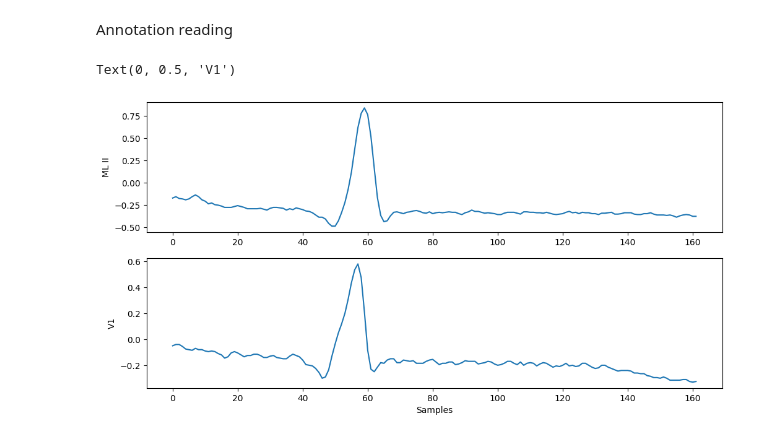
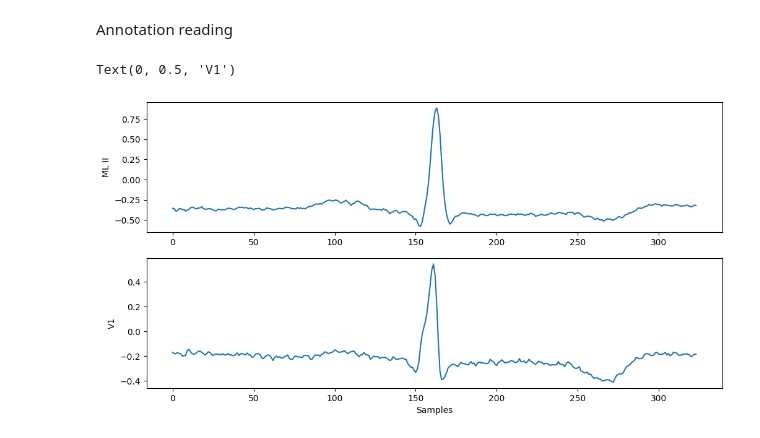
Before and after one commit to MarinBareza/ArrhythmiaDetection, a Jupyter notebook: ArrhythmiaDetection.ipynb, the cells around one changed output. Drawn from its saved outputs; the diff is of its cells as text; code cells hidden in the pictures.

```diff
--- a/ArrhythmiaDetection.ipynb
+++ b/ArrhythmiaDetection.ipynb
@@ -33,33 +34,33 @@ for _ in range(100, 220):
     # 9s (3240 samples) around each symbol
     slice_padding = int(0.9 * fs / 2)
     for t, s in timestamp_symbol_tuples:
         symbol_index = int(t * fs)
         slices.append((s, record.p_signal[(symbol_index - slice_padding if symbol_index > slice_padding else symbol_index - 0):(symbol_index + slice_padding)]))
 
     # print('Record {}: {}samples (={:.3f}s)'.format(_, record.p_signal.shape, len(record.p_signal) / fs))
     # print(' '.join('{:3.1f}:{}'.format(i, s) for i, s in timestamp_symbol_tuples))
     symbol_durations.extend([(timestamp_symbol_tuples[j][0] - timestamp_symbol_tuples[j - 1][0]) for j in range(1, len(timestamp_symbol_tuples))])
 
 # plt.hist(symbol_durations)
 #plt.title('Distribution of Symbol Durations')
 #plt.xlabel('Duration')
 #plt.ylabel('Frequency')
 # plt.show()
 
 # Based on this I propose slices to be 0.9s long to capture all the needed information
 # print('Average duration: {}'.format(round(np.average(symbol_durations), 3)))
 # print('Median duration: {}'.format(round(np.median(symbol_durations), 3)))
 # print('Standard deviation of duration: {}'.format(round(np.std(symbol_durations), 3)))
 
 fig, ax = plt.subplots(nrows=2, figsize=(12, 6))
-MLII = slices[0][1][:, 0]
-V1 = slices[0][1][:, 1]
+MLII = slices[9][1][:, 0]
+V1 = slices[9][1][:, 1]
 
 ax[0].plot(MLII)
 ax[1].plot(V1)
 ax[0].set_ylabel('ML II')
 ax[1].set_xlabel('Samples')
 ax[1].set_ylabel('V1')
 # %% [output]
 Text(0, 0.5, 'V1')
-[figure, old version]
+[figure, new version]
```
Also changed, not shown: parts of 4 cells of this notebook.
